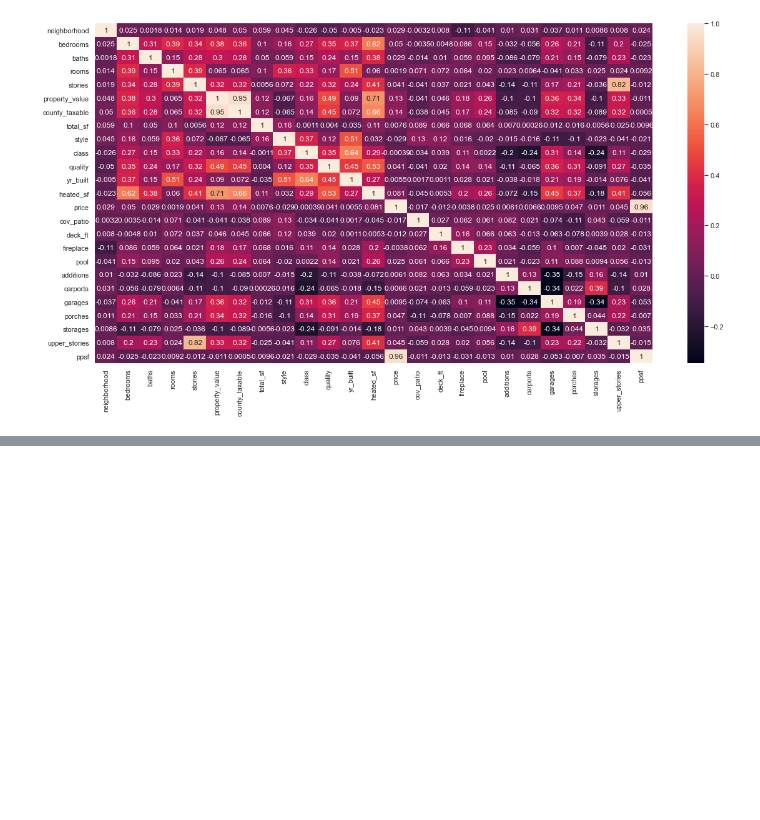
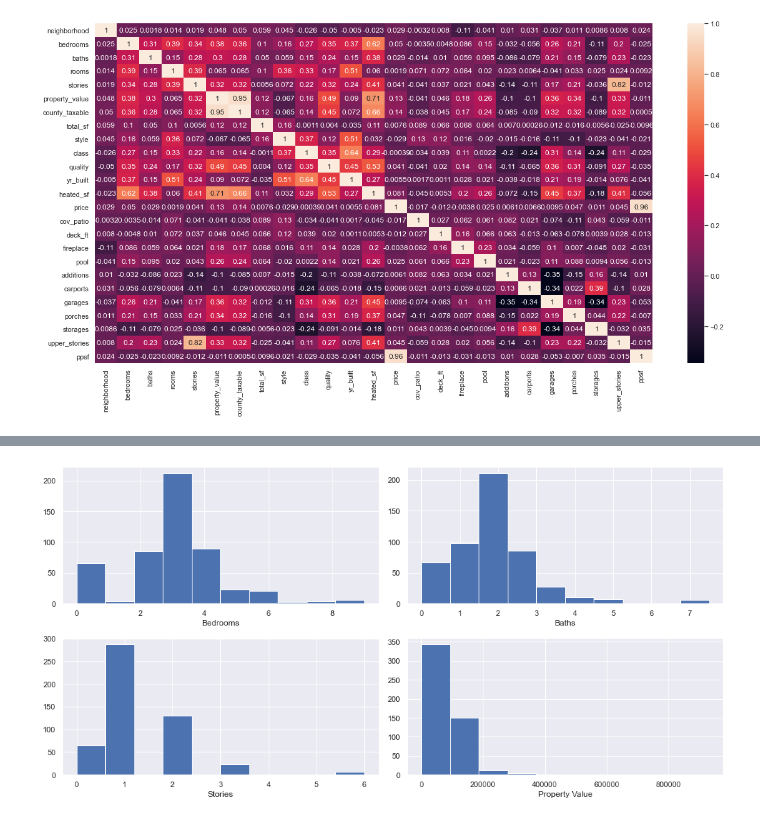
Before and after one commit to WillRobinson152/DS_Assingments, a Jupyter notebook: Jax Housing Analysis/4.EDA.ipynb, the cells around one changed output, grey strips where cells are left out. Saved outputs shown, nothing was run; the diff lists cells and outputs as text; code cells hidden in the pictures; blank space fills up the shorter version.

```diff
--- a/Jax Housing Analysis/4.EDA.ipynb
+++ b/Jax Housing Analysis/4.EDA.ipynb
@@ -67,0 +130,5 @@ im = sns.heatmap(reduced.corr(), annot=True)
+# %%
+investors = pd.DataFrame(df.mailing_address.value_counts()).reset_index()
+investors.rename(columns={'index':'address','mailing_address':'homes'},inplace=True)
+investors = investors[investors.homes >= 10]
+investors
@@ -67,0 +149,6 @@ im = sns.heatmap(reduced.corr(), annot=True)
+# %%
+jwb = []
+for address in investors.address:
+    if ('7563 PHILIPS' and '208') in address:
+        print(address)
+        jwb.append(address)
@@ -67,0 +160,5 @@ im = sns.heatmap(reduced.corr(), annot=True)
+# %%
+jwb_df = pd.DataFrame()
+for address in jwb:
+    jwb_df = jwb_df.append(investors[investors.address == address])
+jwb_df
@@ -67,0 +171,5 @@ im = sns.heatmap(reduced.corr(), annot=True)
+# %%
+jwb_df = pd.DataFrame()
+for address in jwb:
+    jwb_df = jwb_df.append(df[df.mailing_address == address])
+jwb_df
@@ -67,0 +190,17 @@ im = sns.heatmap(reduced.corr(), annot=True)
+# %%
+plt.figure(figsize=(14,7))
+_ = plt.subplot(2,2,1)
+_ = plt.hist(jwb_df['bedrooms'])
+_ = plt.xlabel('Bedrooms')
+_ = plt.subplot(2,2,2)
+_ = plt.hist(jwb_df['baths'])
+_ = plt.xlabel('Baths')
+_ = plt.subplot(2,2,3)
+_ = plt.hist(jwb_df['stories'])
+_ = plt.xlabel('Stories')
+_ = plt.subplot(2,2,4)
+_ = plt.hist(jwb_df['property_value'])
+_ = plt.xlabel('Property Value')
+plt.tight_layout()
+# %% [output]
+[figure, added]
```
Also changed, not shown: parts of 14 cells of this notebook, 2 other files.
